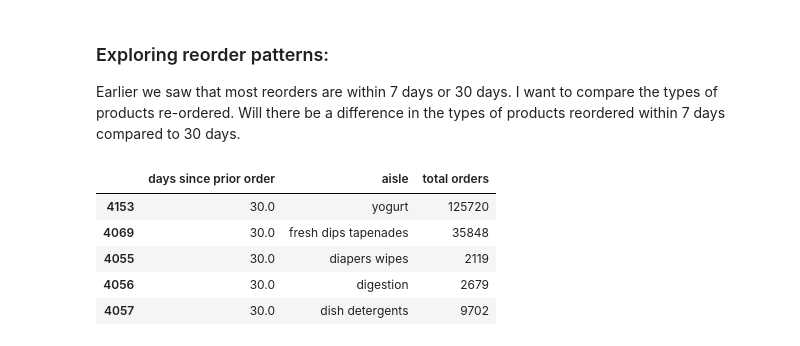
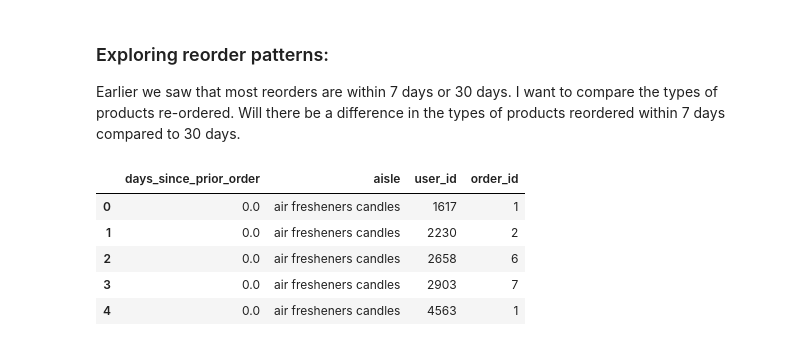
Before and after one commit to gemypham/Instacart-Market-Basket-Analysis, a Jupyter notebook: 2. Data Story .ipynb, the cells around one changed output. Cells and saved outputs as stored; diff of their text form; code cells hidden in the pictures.

```diff
--- a/2. Data Story .ipynb
+++ b/2. Data Story .ipynb
@@ -107,16 +107,13 @@ array(['fresh vegetables', 'packaged vegetables fruits', 'fresh fruits',
 Earlier we saw that most reorders are within 7 days or 30 days.  I want to compare the types of products re-ordered.
 Will there be a difference in the types of products reordered within 7 days compared to 30 days.
 # %%
-
-## Aggregate by days since prior order and aisle and count the number of orders:
-bsr = df.groupby(['days_since_prior_order','aisle'])['order_id'].count().reset_index()
-bsr.columns = ['days since prior order', 'aisle', 'total orders']
-bsr = bsr.sort_values(by='days since prior order', ascending=False)
+## Aggregate by days since prior order and aisle and user id  and count the number of orders:
+bsr = df.groupby(['days_since_prior_order','aisle','user_id'])['order_id'].count().reset_index()
 bsr.head()
 # %% [output]
-|  | days since prior order | aisle | total orders |
-| 4153 | 30.0 | yogurt | 125720 |
-| 4069 | 30.0 | fresh dips tapenades | 35848 |
-| 4055 | 30.0 | diapers wipes | 2119 |
-| 4056 | 30.0 | digestion | 2679 |
-| 4057 | 30.0 | dish detergents | 9702 |
+|  | days_since_prior_order | aisle | user_id | order_id |
+| 0 | 0.0 | air fresheners candles | 1617 | 1 |
+| 1 | 0.0 | air fresheners candles | 2230 | 2 |
+| 2 | 0.0 | air fresheners candles | 2658 | 6 |
+| 3 | 0.0 | air fresheners candles | 2903 | 7 |
+| 4 | 0.0 | air fresheners candles | 4563 | 1 |
```
Also changed, not shown: parts of 10 cells of this notebook.
